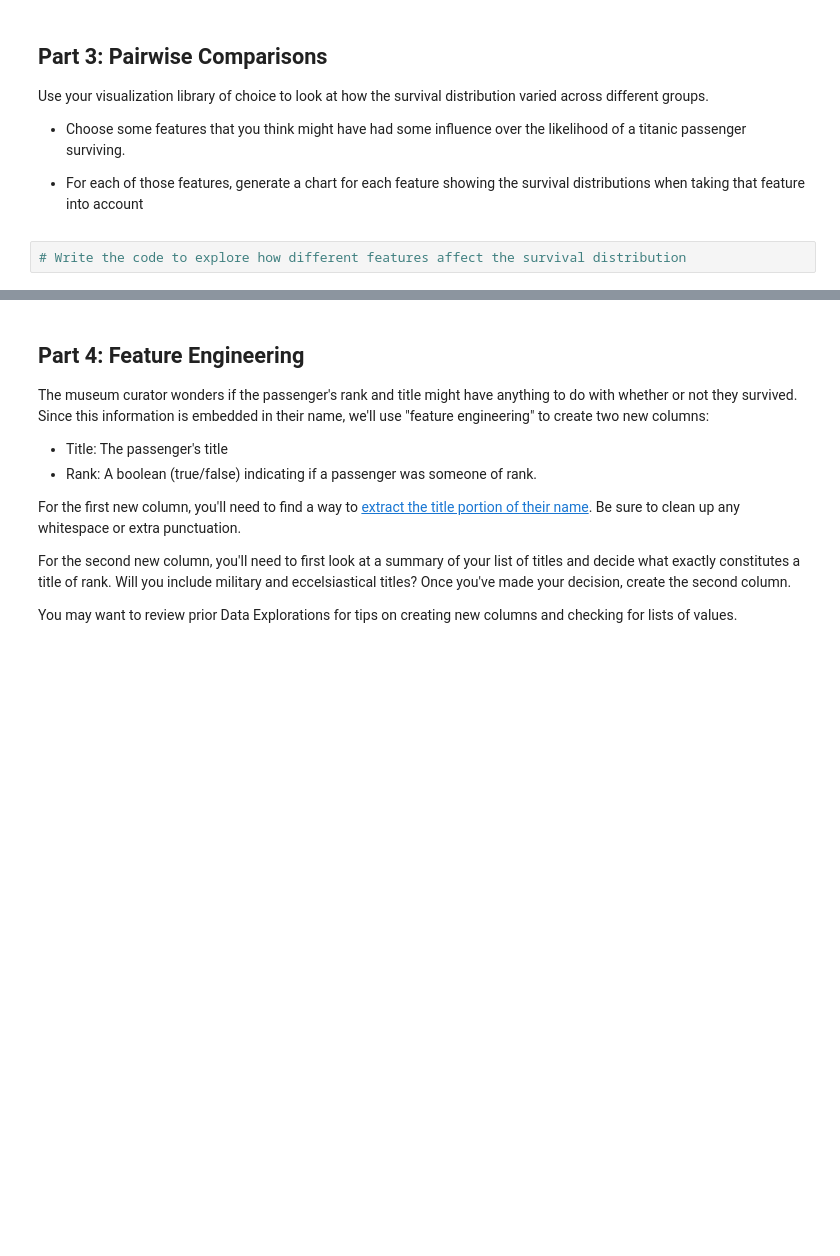
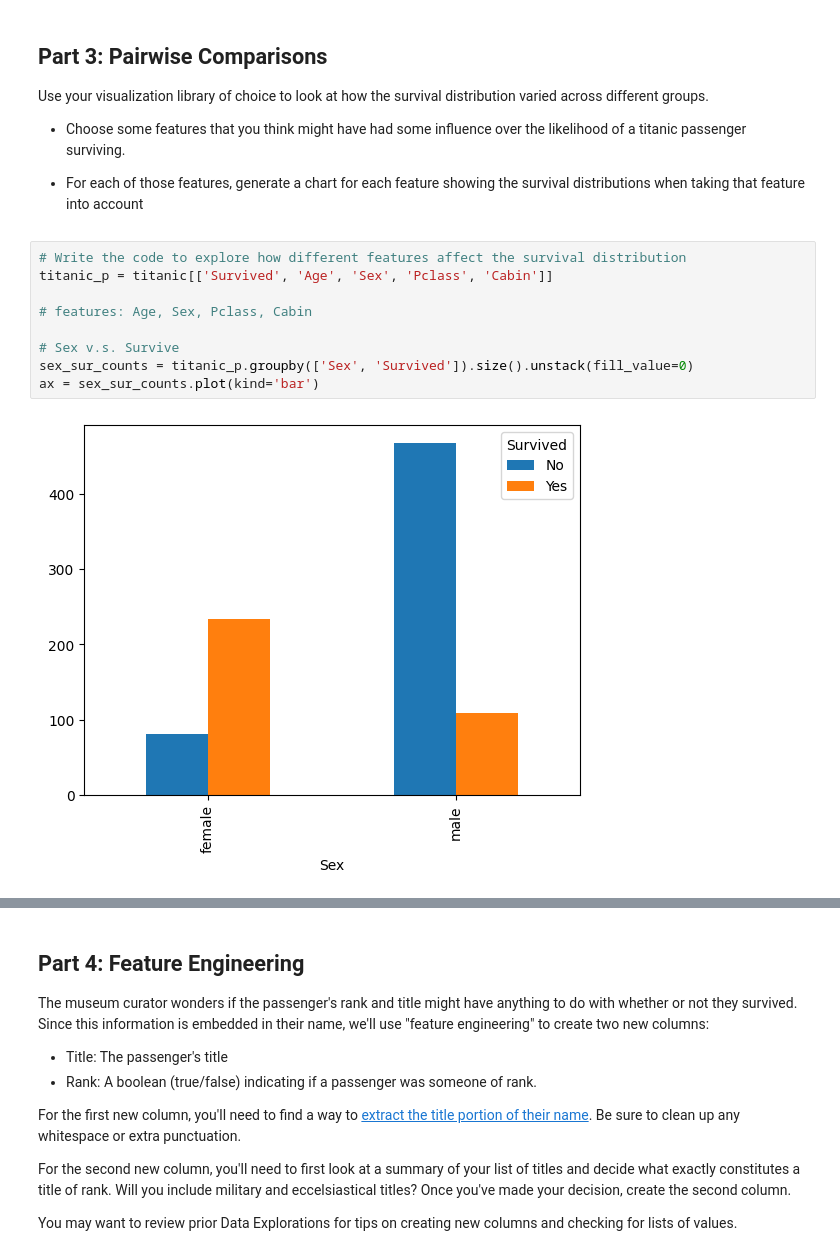
Before and after one commit to callalilyleaf/CSE-450-Machine-Learning, a Jupyter notebook: notebooks/Exploration_03.ipynb, the cells around one changed output, grey strips where cells are left out. Cells and saved outputs as stored; diff of their text form; blank space fills up the shorter version.

```diff
--- a/notebooks/Exploration_03.ipynb
+++ b/notebooks/Exploration_03.ipynb
@@ -52,3 +95,12 @@ Use your visualization library of choice to look at how the survival distributio
 - For each of those features, generate a chart for each feature showing the survival distributions when taking that feature into account
 # %%
 # Write the code to explore how different features affect the survival distribution
+titanic_p = titanic[['Survived', 'Age', 'Sex', 'Pclass', 'Cabin']]
+
+# features: Age, Sex, Pclass, Cabin
+
+# Sex v.s. Survive
+sex_sur_counts = titanic_p.groupby(['Sex', 'Survived']).size().unstack(fill_value=0)
+ax = sex_sur_counts.plot(kind='bar')
+# %% [output]
+[figure, added]
```
Also changed, not shown: parts of 6 cells of this notebook.
